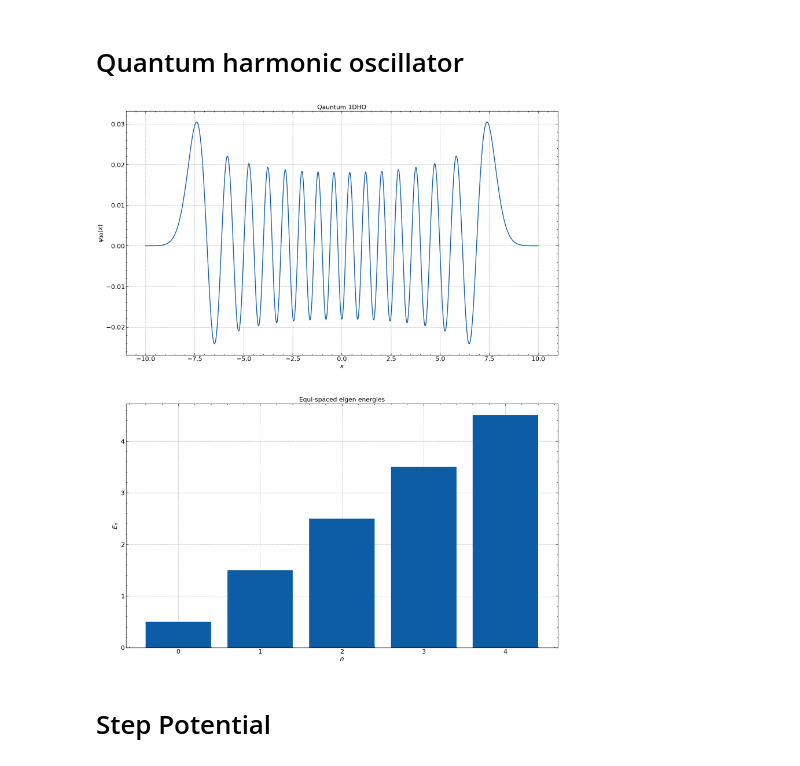
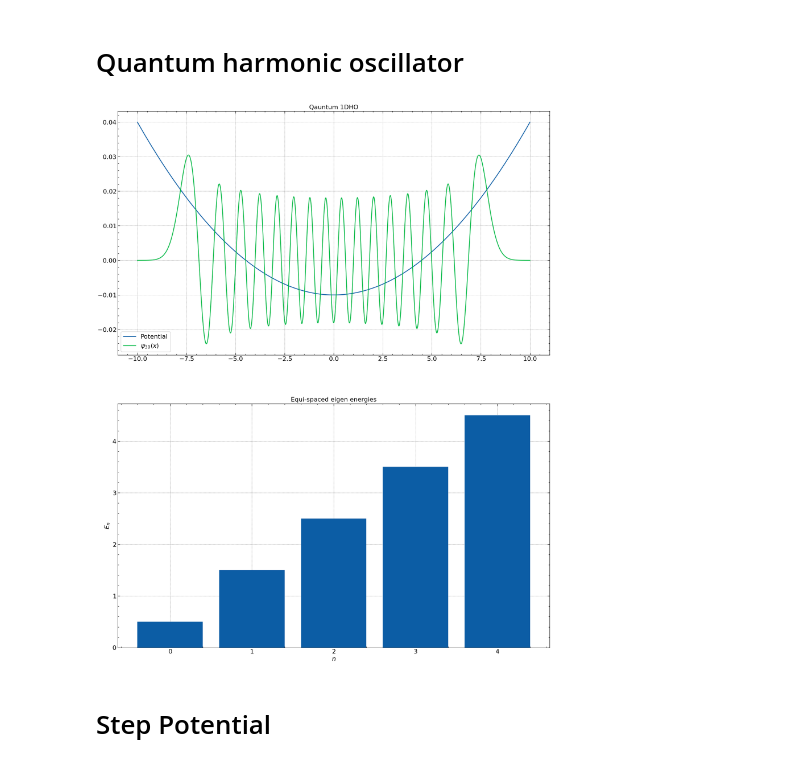
Before and after one commit to Souvik-0612/UnderGrad, a Jupyter notebook: 5th Sem/4_EigenValue_Problem_using_finite_difference_Method.ipynb, the cells around one changed output. Drawn from its saved outputs; the diff is of its cells as text; code cells hidden in the pictures.

```diff
--- a/5th Sem/4_EigenValue_Problem_using_finite_difference_Method.ipynb
+++ b/5th Sem/4_EigenValue_Problem_using_finite_difference_Method.ipynb
@@ -9,35 +9,35 @@ plt.style.use(['science', 'notebook', 'grid'])
 # %%
 N = 5000
 x, dx = np.linspace(-10, 10, N, retstep = True)
 
 #Natural parameter
 h = 1; m = 1; w = 1
 
 L = h**2/(2*m*dx**2)
 
 V = 1/2*m*w**2*x**2
 
-Diagonal = 2*L*np.ones(N-1) + V[1:]
-OffDiagonal = -L*np.ones(N-2)
+Diagonal = 2*L*np.ones(N) + V
+OffDiagonal = -L*np.ones(N-1)
 
 E, psi = eigh_tridiagonal(Diagonal, OffDiagonal)
 
 plt.figure(figsize = (20, 25))
 plt.subplot(211)
 plt.title("Qauntum 1DHO")
-plt.plot(x[1:], psi.T[30])
-plt.xlabel(r"$x$")
-plt.ylabel(r"$\psi_{30}(x)$")
+plt.plot(x, 0.001*(V-10), label = "Potential")
+plt.plot(x, psi.T[30], label = r"$\psi_{30}(x)$")
+plt.legend()
 
 plt.subplot(212)
 plt.bar(np.linspace(0, 4, 5), E[0:5])
 plt.title("Equi-spaced eigen energies")
 plt.xlabel(r"$n$")
 plt.ylabel(r"$E_n$")
 
 plt.show()
 # %% [output]
-[figure, old version]
+[figure, new version]
 # %% [markdown]
 # Step Potential
 # %%
```
Also changed, not shown: parts of 1 cell of this notebook.
